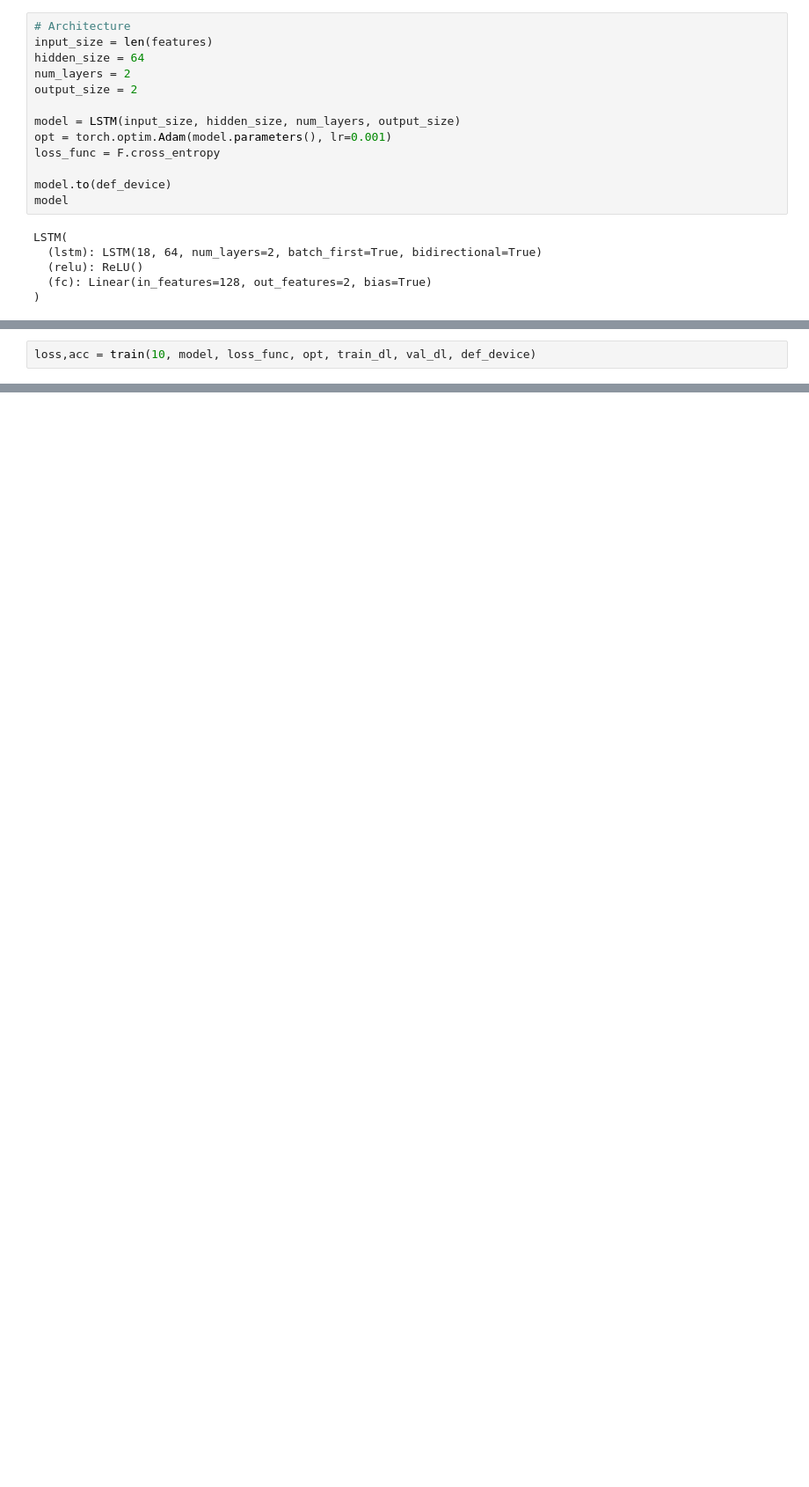
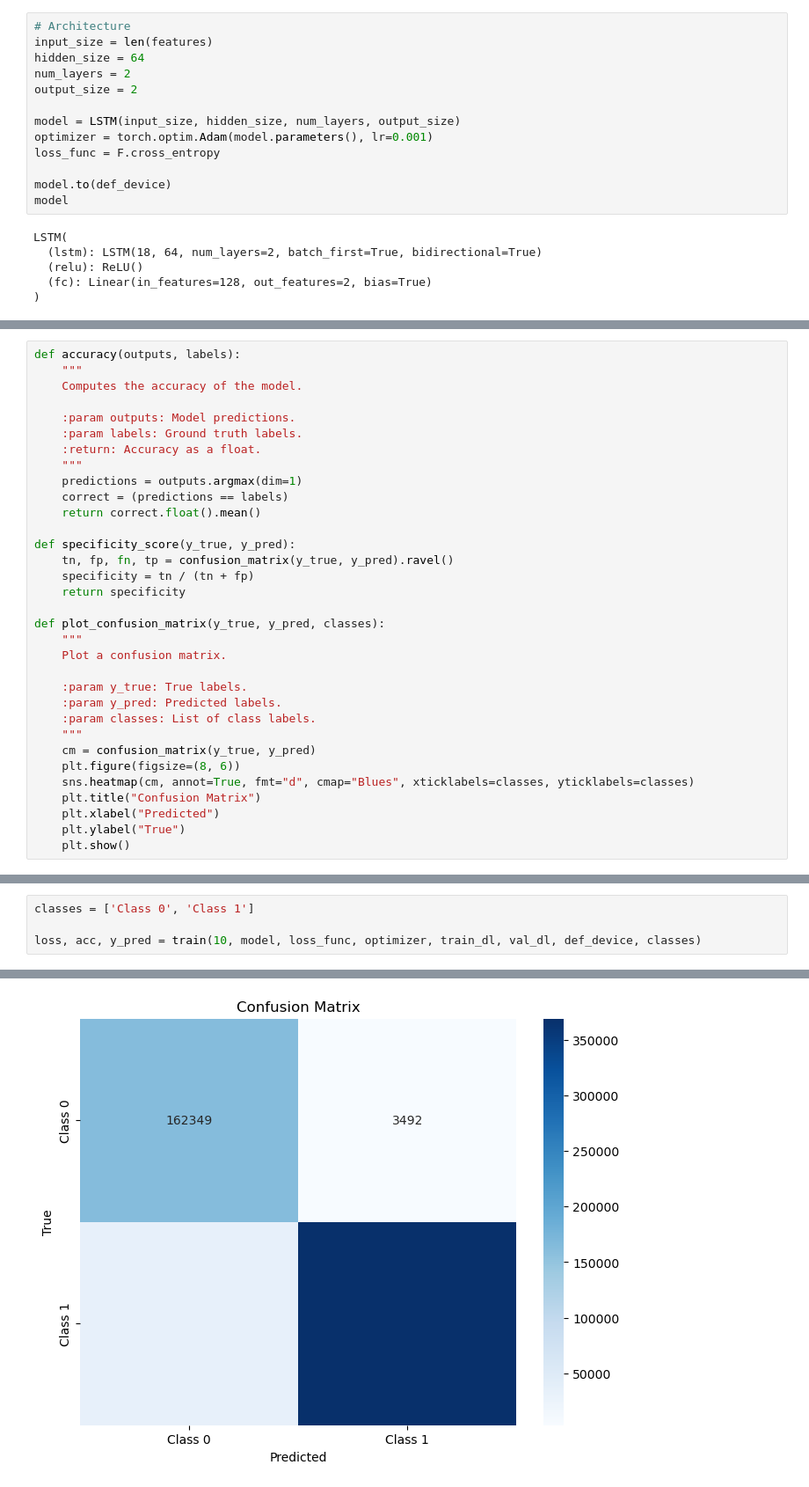
Before and after one commit to armandoBringas/Machine_Learning_Tsinghua, a Jupyter notebook: notebooks/Train_Model-LSTM.ipynb, the cells around one changed output, grey strips where cells are left out. Shown at 88% size. Cells and saved outputs as stored; diff of their text form; blank space fills up the shorter version.

```diff
--- a/notebooks/Train_Model-LSTM.ipynb
+++ b/notebooks/Train_Model-LSTM.ipynb
@@ -299,7 +296,7 @@ num_layers = 2
 output_size = 2
 
 model = LSTM(input_size, hidden_size, num_layers, output_size)
-opt = torch.optim.Adam(model.parameters(), lr=0.001)
+optimizer = torch.optim.Adam(model.parameters(), lr=0.001)
 loss_func = F.cross_entropy
 
 model.to(def_device)
@@ -315 +312,34 @@ LSTM(
+# %%
+def accuracy(outputs, labels):
+    """
+    Computes the accuracy of the model.
+
+    :param outputs: Model predictions.
+    :param labels: Ground truth labels.
+    :return: Accuracy as a float.
+    """
+    predictions = outputs.argmax(dim=1)
+    correct = (predictions == labels)
+    return correct.float().mean()
+
+def specificity_score(y_true, y_pred):
+    tn, fp, fn, tp = confusion_matrix(y_true, y_pred).ravel()
+    specificity = tn / (tn + fp)
+    return specificity
+
+def plot_confusion_matrix(y_true, y_pred, classes):
+    """
+    Plot a confusion matrix.
+
+    :param y_true: True labels.
+    :param y_pred: Predicted labels.
+    :param classes: List of class labels.
+    """
+    cm = confusion_matrix(y_true, y_pred)
+    plt.figure(figsize=(8, 6))
+    sns.heatmap(cm, annot=True, fmt="d", cmap="Blues", xticklabels=classes, yticklabels=classes)
+    plt.title("Confusion Matrix")
+    plt.xlabel("Predicted")
+    plt.ylabel("True")
+    plt.show()
 # %%
@@ -397,3 +426,5 @@ loss, acc, y_pred = train(10, model, loss_func, opt, train_dl, val_dl, def_devic
 # %%
-loss,acc = train(10, model, loss_func, opt, train_dl, val_dl, def_device)
+classes = ['Class 0', 'Class 1']
+
+loss, acc, y_pred = train(10, model, loss_func, optimizer, train_dl, val_dl, def_device, classes)
 # %% [output]
@@ -400,0 +432 @@ Epoch: 1, Loss: 0.17, Accuracy: 0.94
+[figure, added]
```
Also changed, not shown: parts of 5 cells of this notebook.
